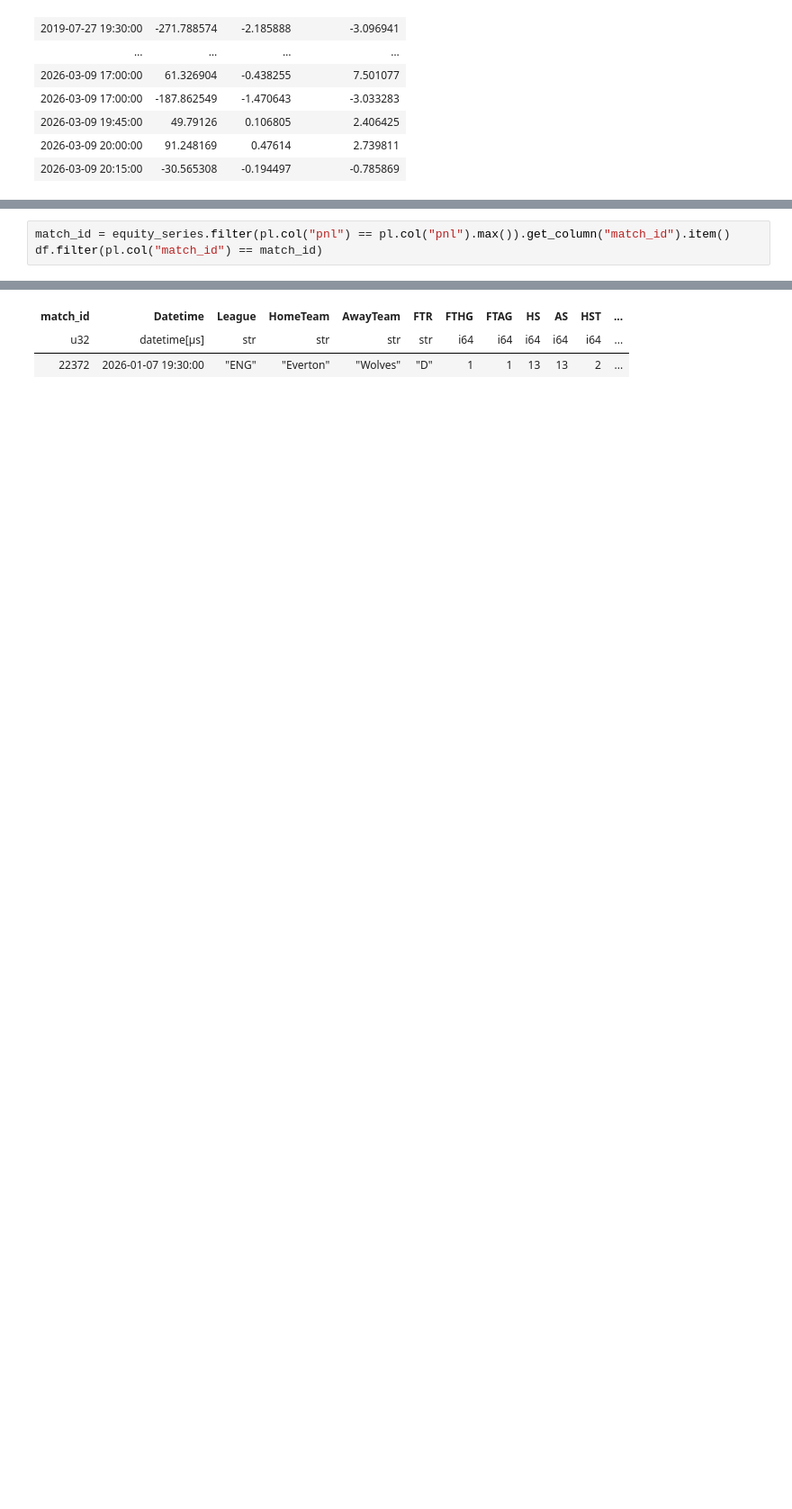
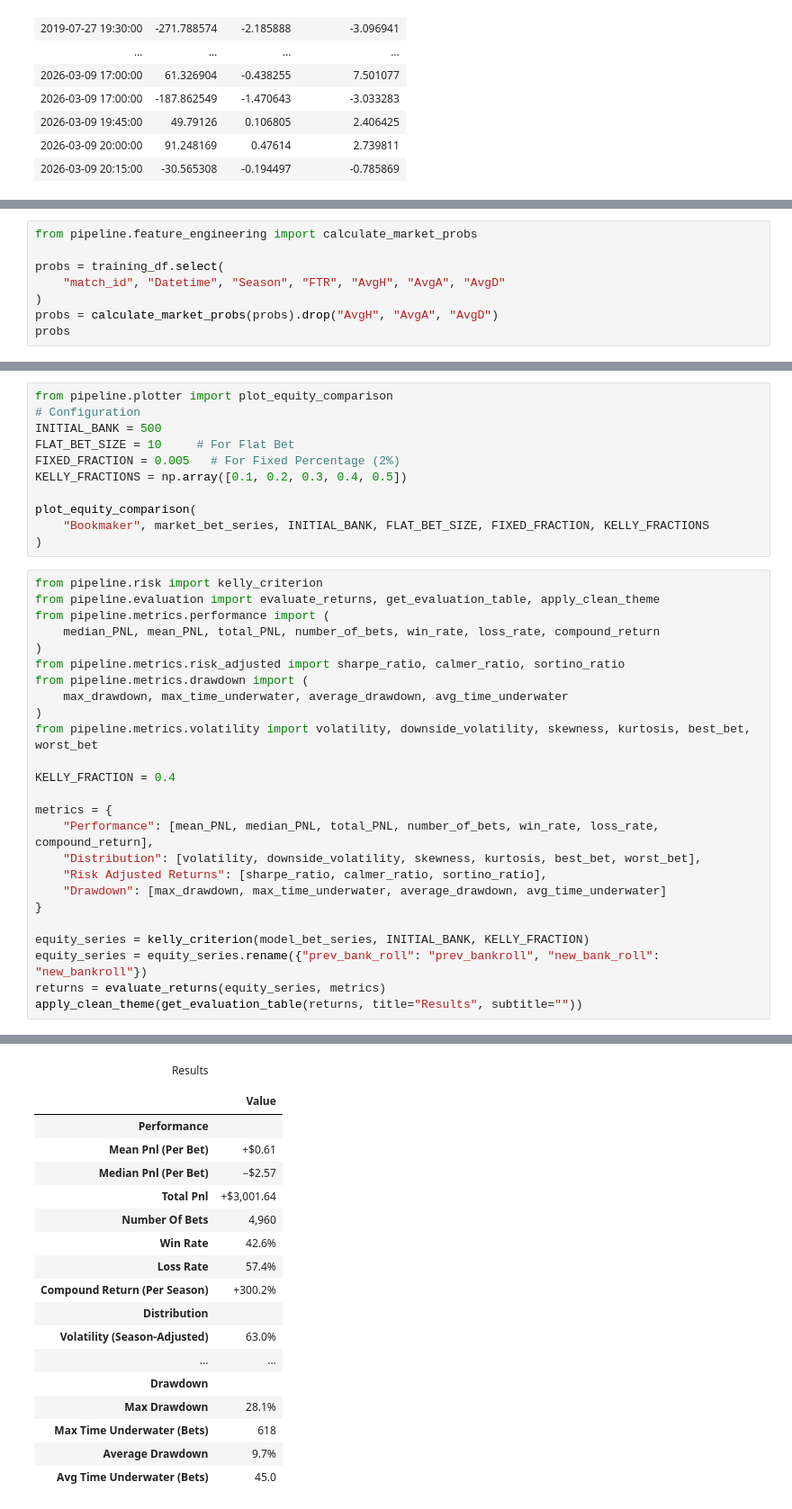
Before and after one commit to Uzu-Tech/model-sports-betting-icl-axioms-comp, a Jupyter notebook: strategy.ipynb, the cells around one changed output, grey strips where cells are left out. Shown at 90% size. Saved outputs shown, nothing was run; the diff lists cells and outputs as text; blank space fills up the shorter version.

```diff
--- a/strategy.ipynb
+++ b/strategy.ipynb
@@ -643,0 +439,8 @@ away_conversion_rate_momentum 0.0 0.004 0.007
+# %%
+from pipeline.feature_engineering import calculate_market_probs
+
+probs = training_df.select(
+    "match_id", "Datetime", "Season", "FTR", "AvgH", "AvgA", "AvgD"
+)
+probs = calculate_market_probs(probs).drop("AvgH", "AvgA", "AvgD")
+probs
@@ -1006,4 +870,37 @@ px.line(
+# %%
+from pipeline.plotter import plot_equity_comparison
+# Configuration
+INITIAL_BANK = 500
+FLAT_BET_SIZE = 10     # For Flat Bet
+FIXED_FRACTION = 0.005   # For Fixed Percentage (2%)
+KELLY_FRACTIONS = np.array([0.1, 0.2, 0.3, 0.4, 0.5])
+
+plot_equity_comparison(
+    "Bookmaker", market_bet_series, INITIAL_BANK, FLAT_BET_SIZE, FIXED_FRACTION, KELLY_FRACTIONS
+)
 # %%
-match_id = equity_series.filter(pl.col("pnl") == pl.col("pnl").max()).get_column("match_id").item()
-df.filter(pl.col("match_id") == match_id)
+from pipeline.risk import kelly_criterion
+from pipeline.evaluation import evaluate_returns, get_evaluation_table, apply_clean_theme
+from pipeline.metrics.performance import (
+    median_PNL, mean_PNL, total_PNL, number_of_bets, win_rate, loss_rate, compound_return
+)
+from pipeline.metrics.risk_adjusted import sharpe_ratio, calmer_ratio, sortino_ratio
+from pipeline.metrics.drawdown import (
+    max_drawdown, max_time_underwater, average_drawdown, avg_time_underwater
+)
+from pipeline.metrics.volatility import volatility, downside_volatility, skewness, kurtosis, best_bet, worst_bet
+
+KELLY_FRACTION = 0.4
+
+metrics = {
+    "Performance": [mean_PNL, median_PNL, total_PNL, number_of_bets, win_rate, loss_rate, compound_return],
+    "Distribution": [volatility, downside_volatility, skewness, kurtosis, best_bet, worst_bet],
+    "Risk Adjusted Returns": [sharpe_ratio, calmer_ratio, sortino_ratio],
+    "Drawdown": [max_drawdown, max_time_underwater, average_drawdown, avg_time_underwater]
+}
+
+equity_series = kelly_criterion(model_bet_series, INITIAL_BANK, KELLY_FRACTION)
+equity_series = equity_series.rename({"prev_bank_roll": "prev_bankroll", "new_bank_roll": "new_bankroll"})
+returns = evaluate_returns(equity_series, metrics)
+apply_clean_theme(get_evaluation_table(returns, title="Results", subtitle=""))
 # %% [output]
@@ -1011,3 +907,19 @@ shape: (1, 72)
-| match_id | Datetime | League | HomeTeam | AwayTeam | FTR | FTHG | FTAG | HS | AS | HST | ... |
-| u32 | datetime[μs] | str | str | str | str | i64 | i64 | i64 | i64 | i64 | ... |
-| 22372 | 2026-01-07 19:30:00 | "ENG" | "Everton" | "Wolves" | "D" | 1 | 1 | 13 | 13 | 2 | ... |
+| Results |  |
+|  |  |
+|  | Value |
+| Performance |  |
+| Mean Pnl (Per Bet) | +$0.61 |
+| Median Pnl (Per Bet) | −$2.57 |
+| Total Pnl | +$3,001.64 |
+| Number Of Bets | 4,960 |
+| Win Rate | 42.6% |
+| Loss Rate | 57.4% |
+| Compound Return (Per Season) | +300.2% |
+| Distribution |  |
+| Volatility (Season-Adjusted) | 63.0% |
+| ... | ... |
+| Drawdown |  |
+| Max Drawdown | 28.1% |
+| Max Time Underwater (Bets) | 618 |
+| Average Drawdown | 9.7% |
+| Avg Time Underwater (Bets) | 45.0 |
```
Also changed, not shown: parts of 65 cells of this notebook, 5 other files.
